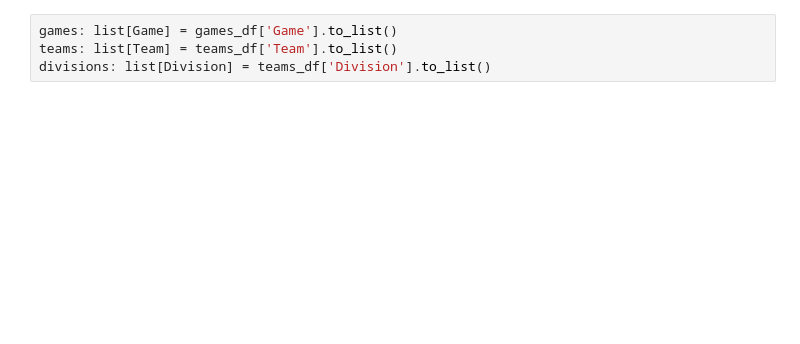
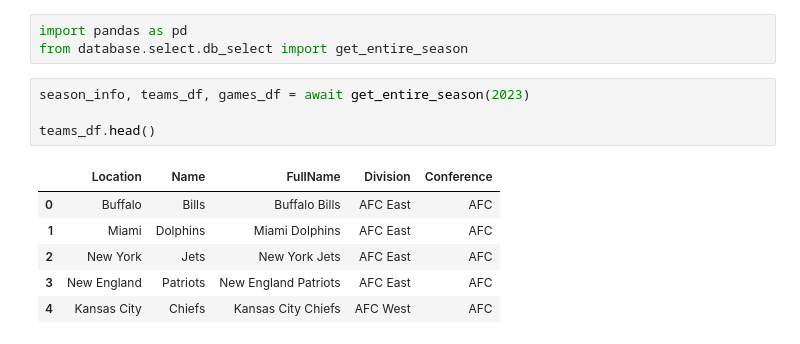
Before and after one commit to IamSuperB4/nfl_stats, a Jupyter notebook: api/test.ipynb, the cells around one changed output. Cells and saved outputs as stored; diff of their text form; blank space fills up the shorter version.

Commit message:
get season and compute records

```diff
--- a/api/test.ipynb
+++ b/api/test.ipynb
@@ -129,4 +1,14 @@ teams_df = teams_df.apply(create_teams_and_divisions, axis=1)
-# %%
-games: list[Game] = games_df['Game'].to_list()
-teams: list[Team] = teams_df['Team'].to_list()
-divisions: list[Division] = teams_df['Division'].to_list()
+# %%
+import pandas as pd
+from database.select.db_select import get_entire_season
+# %%
+season_info, teams_df, games_df = await get_entire_season(2023)
+
+teams_df.head()
+# %% [output]
+|  | Location | Name | FullName | Division | Conference |
+| 0 | Buffalo | Bills | Buffalo Bills | AFC East | AFC |
+| 1 | Miami | Dolphins | Miami Dolphins | AFC East | AFC |
+| 2 | New York | Jets | New York Jets | AFC East | AFC |
+| 3 | New England | Patriots | New England Patriots | AFC East | AFC |
+| 4 | Kansas City | Chiefs | Kansas City Chiefs | AFC West | AFC |
```
Also changed, not shown: parts of 9 cells of this notebook, 14 other files.
